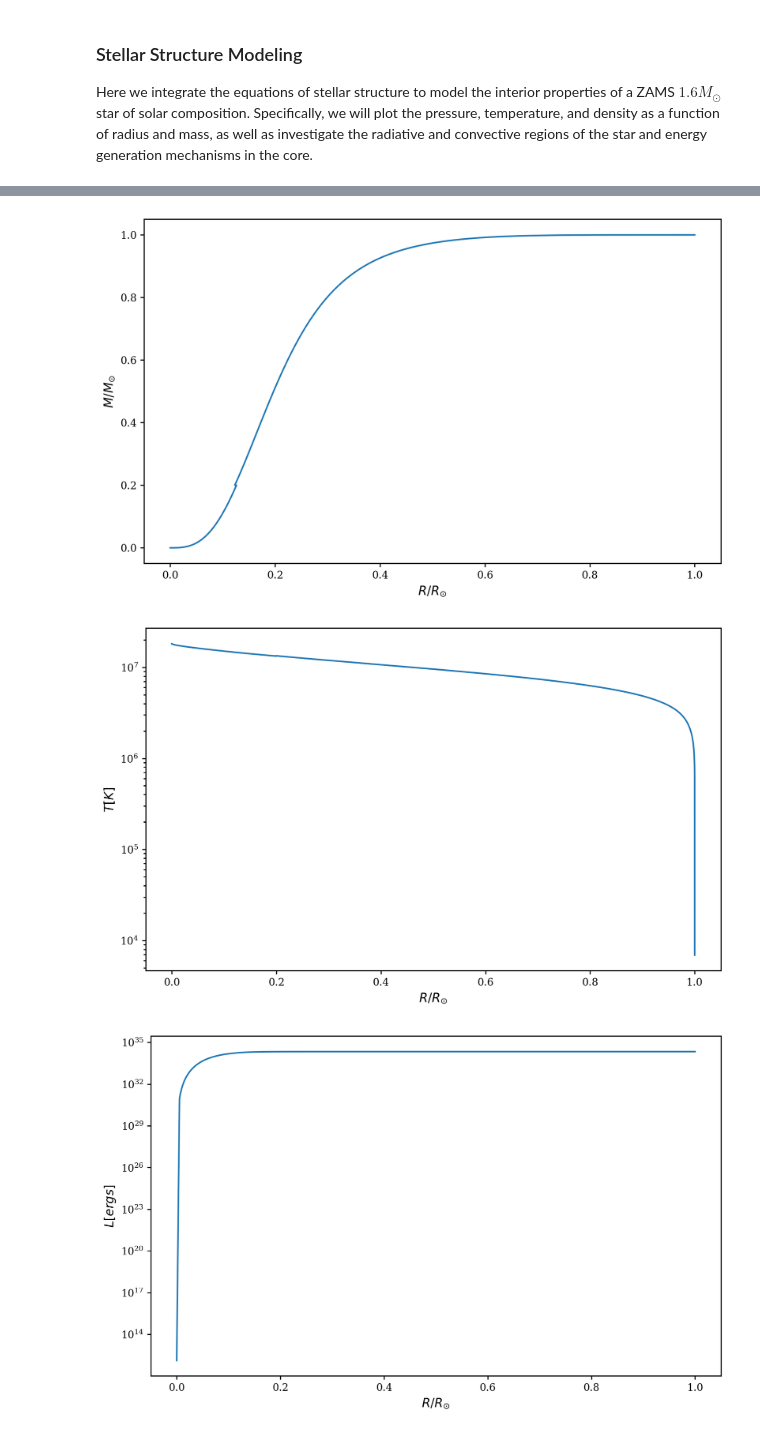
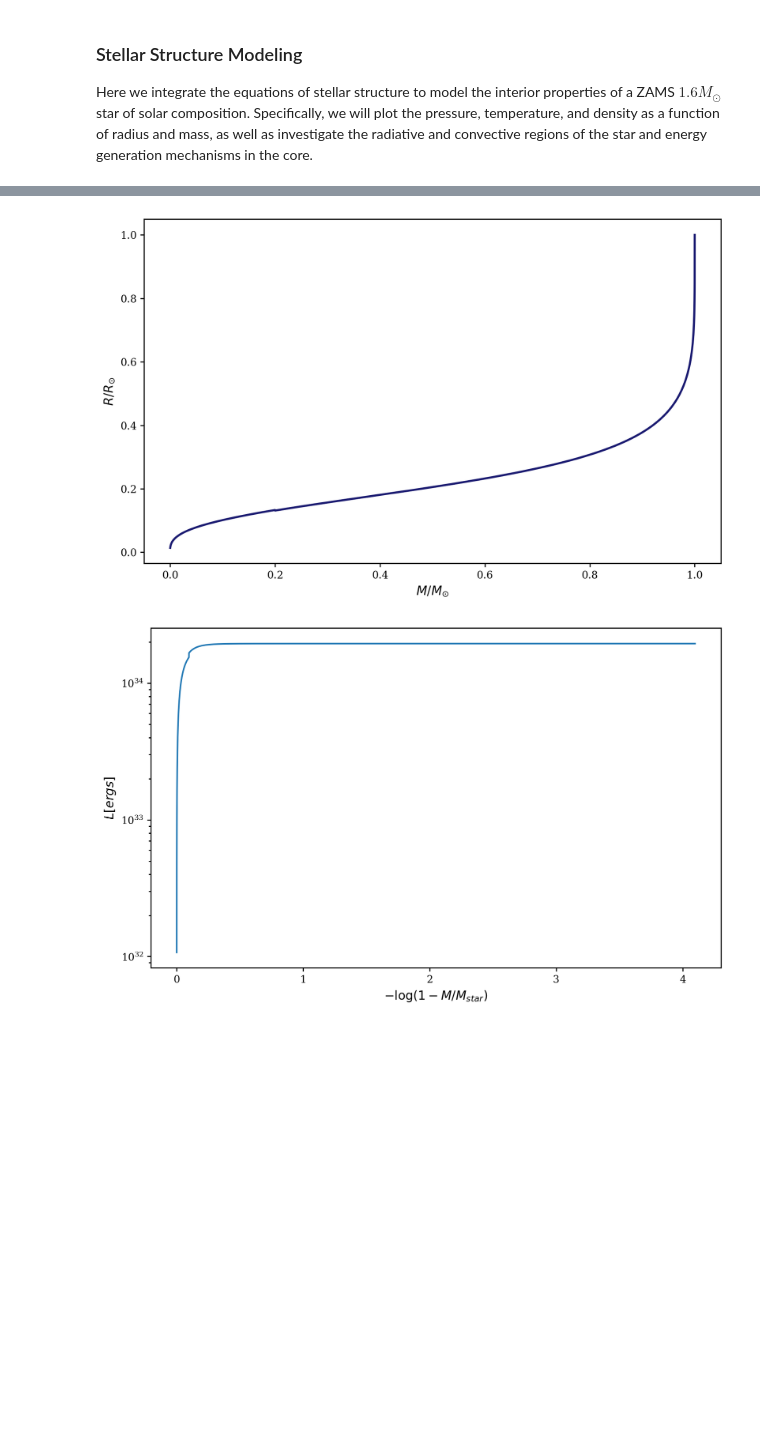
Before and after one commit to iam37/Stellar_Structure_Calculation, a Jupyter notebook: stellar_structure_calculation_workbook.ipynb, the cells around one changed output, grey strips where cells are left out. Cells and saved outputs as stored; diff of their text form; code cells hidden in the pictures; blank space fills up the shorter version.

```diff
--- a/stellar_structure_calculation_workbook.ipynb
+++ b/stellar_structure_calculation_workbook.ipynb
@@ -148,12 +149,13 @@ Rstar_guess = 1.35*Rsun
 Pc_guess = 1e17
 Tc_guess = 1e7
 composition = (0.70, 0.28)
-M_c = 1e10
+M_c = 1e30
 num_iters = 10000
 
 stellar_structure_instance = StellarStructure(Mstar, composition, Lstar, Rstar_guess, M_c, Pc_guess, Tc_guess, num_iters, interpolator)
-L_values, P_values, T_values, R_values, rho_values, M_values = stellar_structure_instance.shootf()
+L_values, P_values, T_values, R_values, rho_values, M_values, kappa_array, nabla_array, convective_bool, energies = stellar_structure_instance.shootf()
 print(L_values[-1])
+e_pp, e_cno = energies
 # %% [output]
 initiating outward integration
 initiating inward integration
@@ -175,4 +203,10 @@ initiating inward integration
 # %%
+# Extract interior mass regions where star is convective or radiative
+transition_mass = M_values[np.where(convective_bool == False)[0][-1]]
+print(transition_mass)
+transition_radius = R_values[np.where(convective_bool == False)[0][-1]]
+print(transition_radius)
+
 #abscissa = -np.log10(1-M_values/Mstar)
 abscissa = M_values/Mstar
 plt.plot(abscissa, P_values)
@@ -191,21 +225,18 @@ plt.ylabel(r"$M/M_{\odot}$")
 plt.ylabel(r"$\rho$")
 plt.show()
 
-plt.plot(R_values/R_values[-1], M_values/Mstar)
+plt.plot(M_values/Mstar, R_values/R_values[-1], linewidth = 2, color = "midnightblue", label = r"$R(M)$")
 #plt.xscale('log')
-plt.xlabel("$R/R_{\odot}$")
-plt.ylabel("$M/M_{\odot}$")
+plt.ylabel("$R/R_{\odot}$")
+plt.xlabel("$M/M_{\odot}$")
 plt.show()
 
-plt.plot(M_values/Mstar, T_values)
+
+plt.plot(-np.log10(1-M_values/Mstar), L_values)
 plt.yscale('log')
-plt.xlabel("$R/R_{\odot}$")
-plt.ylabel("$T [K]$")
-plt.show()
-
-plt.plot(R_values/R_values[-1], L_values)
-plt.yscale('log')
-plt.xlabel("$R/R_{\odot}$")
+#plt.xlabel("$R/R_{\odot}$")
+plt.xlabel("$-\log(1-M/M_{star})$")
+#plt.xscale('log')
 plt.ylabel("$L [ergs]$")
 plt.show()
 # %% [output]
@@ -212,5 +245,4 @@ plt.show()
 [figure]
 [figure]
-[figure, old version]
+[figure, new version]
-[figure, old version]
+[figure, new version]
-[figure, removed]
```
Also changed, not shown: parts of 6 cells of this notebook, 4 other files.
